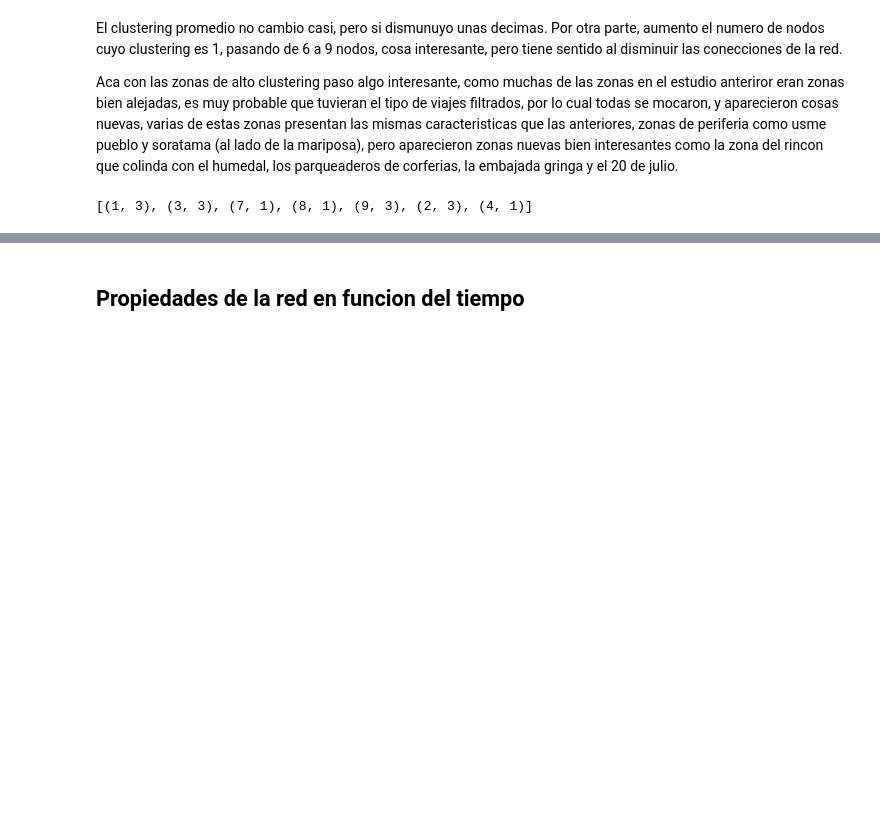
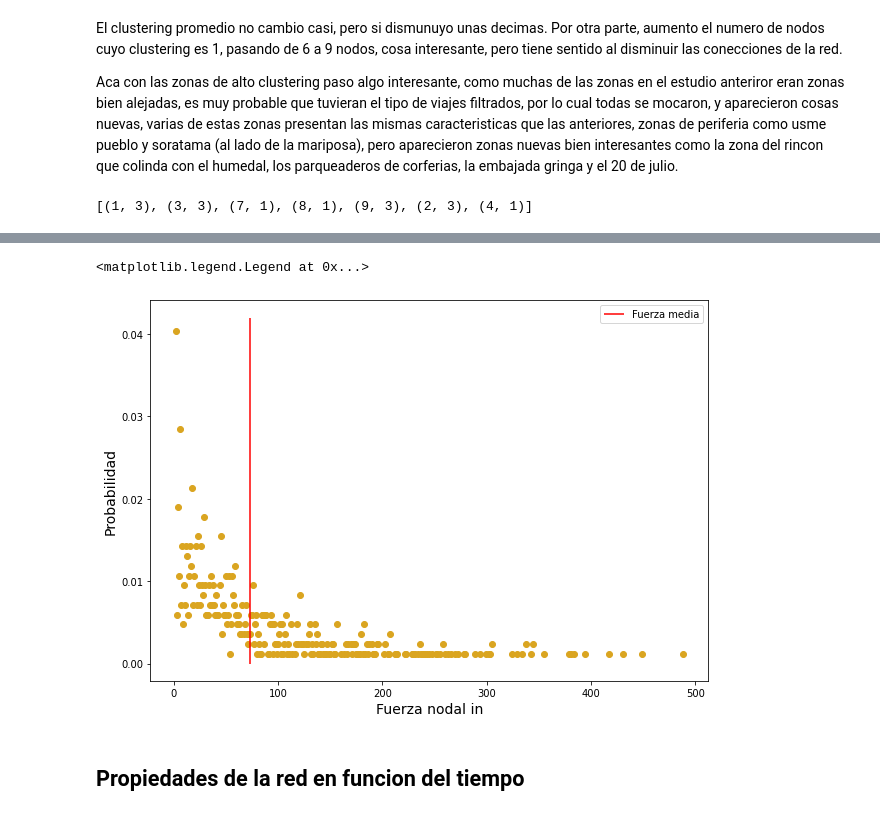
Before and after one commit to saramirezva/Tesis-congestion-Bogota, a Jupyter notebook: Red_completa_Bogota.ipynb, the cells around one changed output, grey strips where cells are left out. Saved outputs shown, nothing was run; the diff lists cells and outputs as text; code cells hidden in the pictures; blank space fills up the shorter version.

```diff
--- a/Red_completa_Bogota.ipynb
+++ b/Red_completa_Bogota.ipynb
@@ -803,3 +920,13 @@ list(set(h))
+# %%
+plt.figure(figsize = (10,7))
+plt.plot(out_x, out_y/sum(out_y), 'o', color = 'goldenrod')
+plt.vlines(in_mean, 0, 0.042, color = 'r',label = 'Fuerza media')
+plt.xlabel('Fuerza nodal in', fontsize = 14)
+plt.ylabel('Probabilidad', fontsize = 14)
+plt.legend()
+# %% [output]
+<matplotlib.legend.Legend at 0x...>
+[figure, added]
 # %% [markdown]
 ## Propiedades de la red en funcion del tiempo
 # %% [markdown]
```
Also changed, not shown: parts of 16 cells of this notebook.
